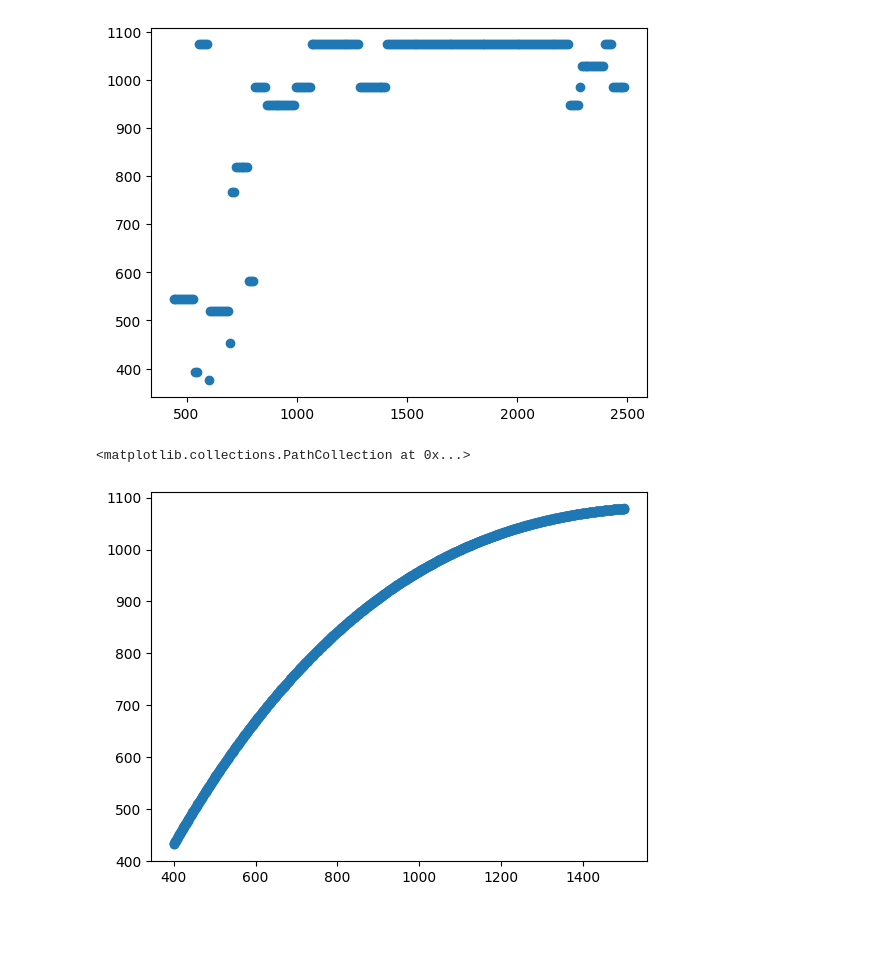
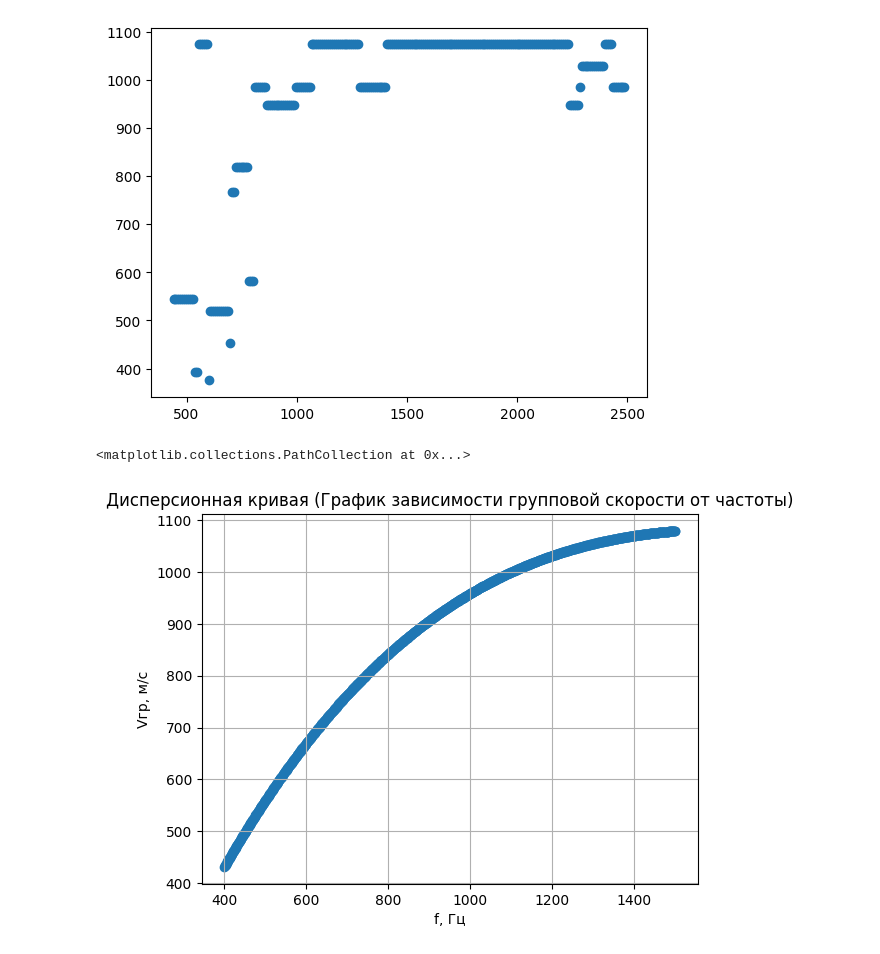
Before and after one commit to endeavoure/klyazma_exp, a Jupyter notebook: specgram1x.ipynb, the cells around one changed output. Cells and saved outputs as stored; diff of their text form; code cells hidden in the pictures; blank space fills up the shorter version.

```diff
--- a/specgram1x.ipynb
+++ b/specgram1x.ipynb
@@ -217,13 +221,17 @@ plt.scatter(x=f_coord, y=v)
 # %%
 coeff = np.polyfit(f_coord, v, 4)
 
 freq_n = np.linspace(400, 1500, 1000)
 p = np.poly1d(coeff)
 
+plt.title('Дисперсионная кривая (График зависимости групповой скорости от частоты)')
+plt.xlabel('f, Гц')
+plt.ylabel('Vгр, м/c')
+plt.grid(True)
 plt.scatter(x=freq_n, y=p(freq_n))
 # %% [output]
 <matplotlib.collections.PathCollection at 0x...>
-[figure, old version]
+[figure, new version]
 # %%
 import numpy as np
 import math
```
Also changed, not shown: parts of 5 cells of this notebook.
